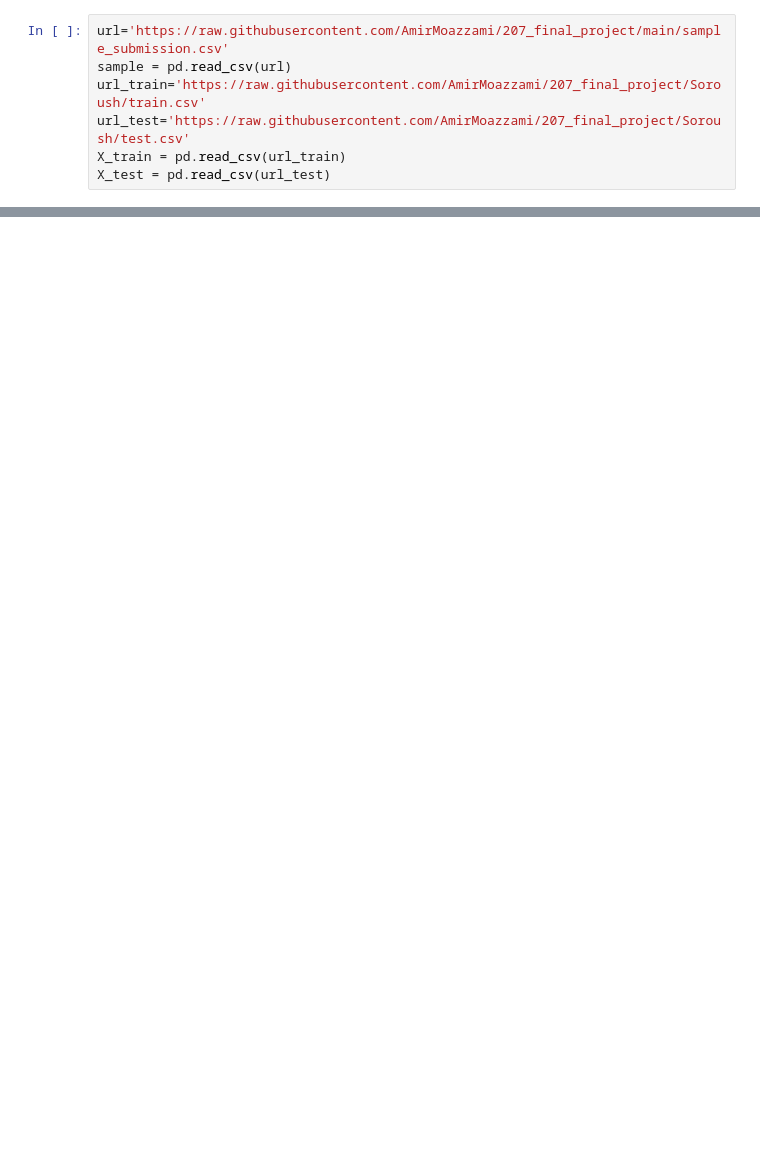
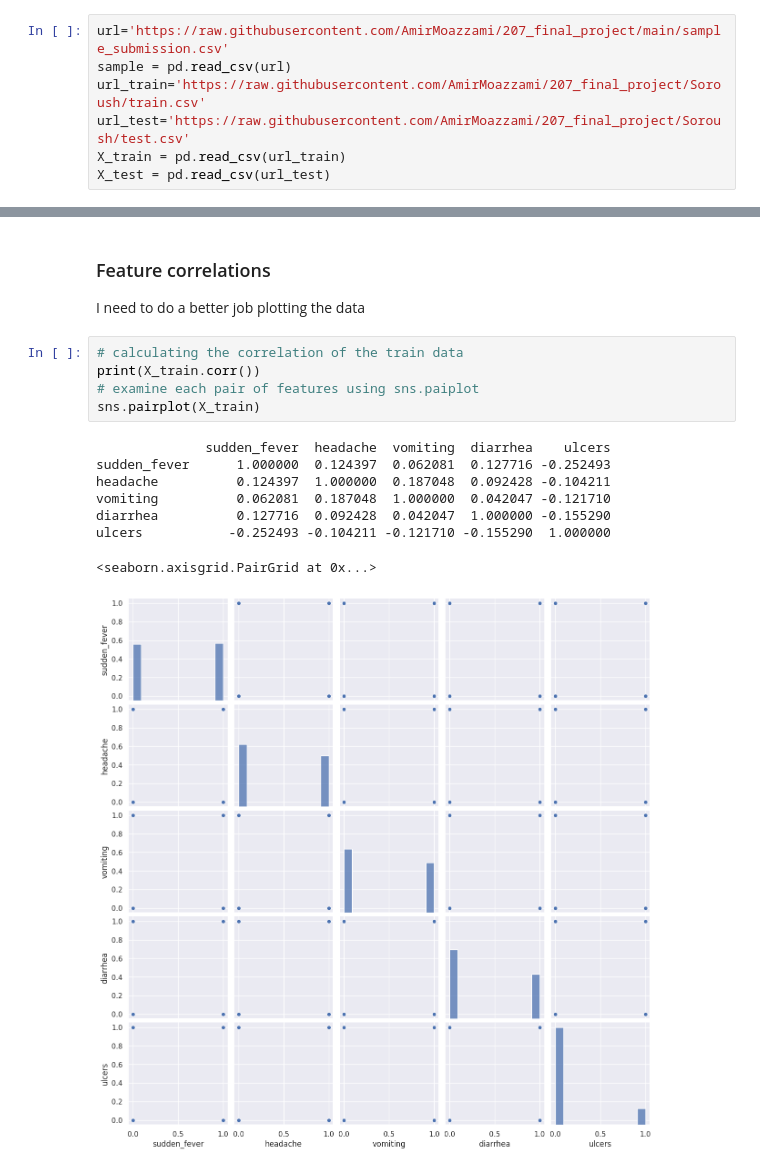
Before and after one commit to AmirMoazzami/207_final_project, a Jupyter notebook: W207_FinalProject_SoroushYazdani.ipynb, the cells around one changed output, grey strips where cells are left out. Cells and saved outputs as stored; diff of their text form; blank space fills up the shorter version.

```diff
--- a/W207_FinalProject_SoroushYazdani.ipynb
+++ b/W207_FinalProject_SoroushYazdani.ipynb
@@ -37,3 +56,21 @@ X_test
 | 301 | 1008 | 1.0 | 0.0 | 1.0 | 1.0 | 1.0 | 0.0 | 1.0 | 0.0 | ... |
 | 302 | 1009 | 1.0 | 0.0 | 0.0 | 0.0 | 0.0 | 0.0 | 1.0 | 0.0 | ... |
 303 rows × 65 columns
+# %% [markdown]
+### Feature correlations
+
+I need to do a better job plotting the data
+# %%
+# calculating the correlation of the train data
+print(X_train.corr())
+# examine each pair of features using sns.paiplot
+sns.pairplot(X_train)
+# %% [output]
+              sudden_fever  headache  vomiting  diarrhea    ulcers
+sudden_fever      1.000000  0.124397  0.062081  0.127716 -0.252493
+headache          0.124397  1.000000  0.187048  0.092428 -0.104211
+vomiting          0.062081  0.187048  1.000000  0.042047 -0.121710
+diarrhea          0.127716  0.092428  0.042047  1.000000 -0.155290
+ulcers           -0.252493 -0.104211 -0.121710 -0.155290  1.000000
+<seaborn.axisgrid.PairGrid at 0x...>
+[figure, added]
```
Also changed, not shown: parts of 10 cells of this notebook.
